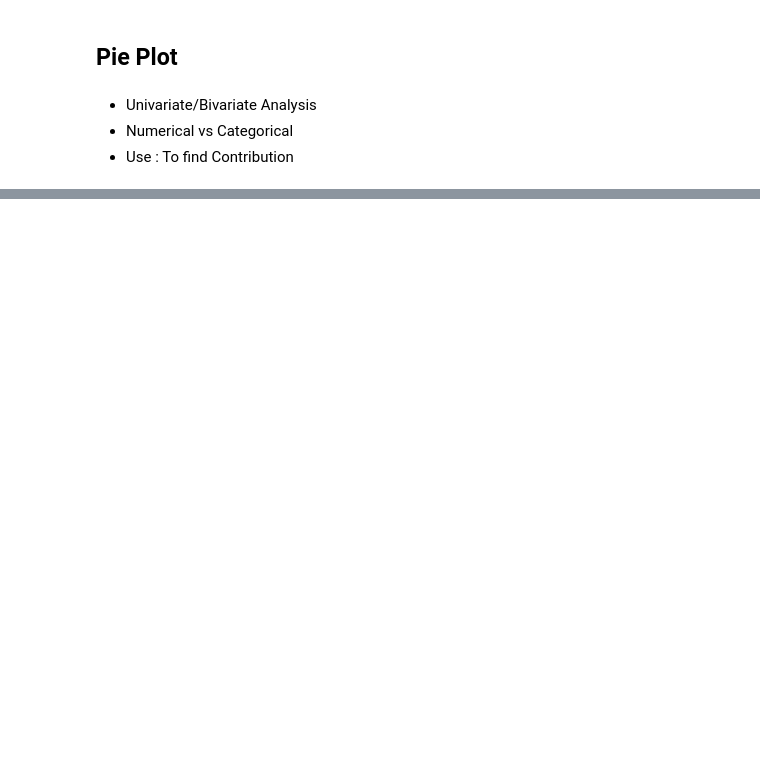
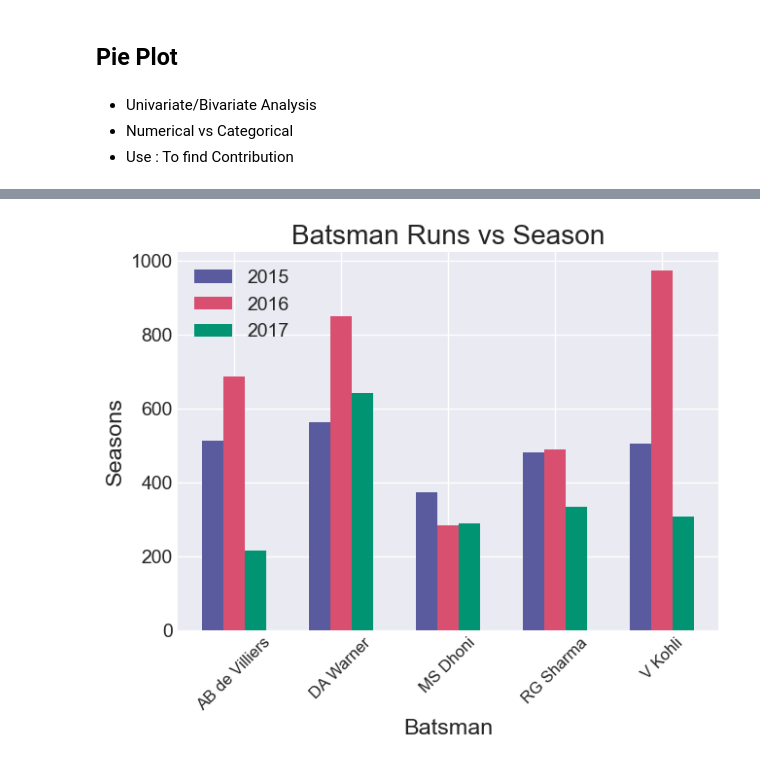
Before and after one commit to JARVIS20240/Python_pandas_for_DS-ML, a Jupyter notebook: Ch-8_MatplotLib/01_Basic.ipynb, the cells around one changed output, grey strips where cells are left out. Cells and saved outputs as stored; diff of their text form; code cells hidden in the pictures; blank space fills up the shorter version.

```diff
--- a/Ch-8_MatplotLib/01_Basic.ipynb
+++ b/Ch-8_MatplotLib/01_Basic.ipynb
@@ -270,0 +319,14 @@ plt.show()
+# %%
+plt.title("Batsman Runs vs Season")
+plt.xlabel("Batsman")
+plt.ylabel("Seasons")
+plt.bar(np.arange(batsman_record.shape[0]) - 0.2, batsman_record['2015'], width=0.2, label = "2015")
+plt.bar(np.arange(batsman_record.shape[0]), batsman_record['2016'], width=0.2, label = "2016")
+plt.bar(np.arange(batsman_record.shape[0]) + 0.2, batsman_record['2017'], width=0.2, label = "2017")
+plt.xticks(fontsize=12, rotation=45)
+plt.legend()
+plt.xticks(np.arange(batsman_record.shape[0]), batsman_record['batsman'])
+plt.savefig("Batsman_vs_Season.png") #--> Save Plot
+plt.show()
+# %% [output]
+[figure, added]
```
Also changed, not shown: parts of 25 cells of this notebook, 1 other file.
